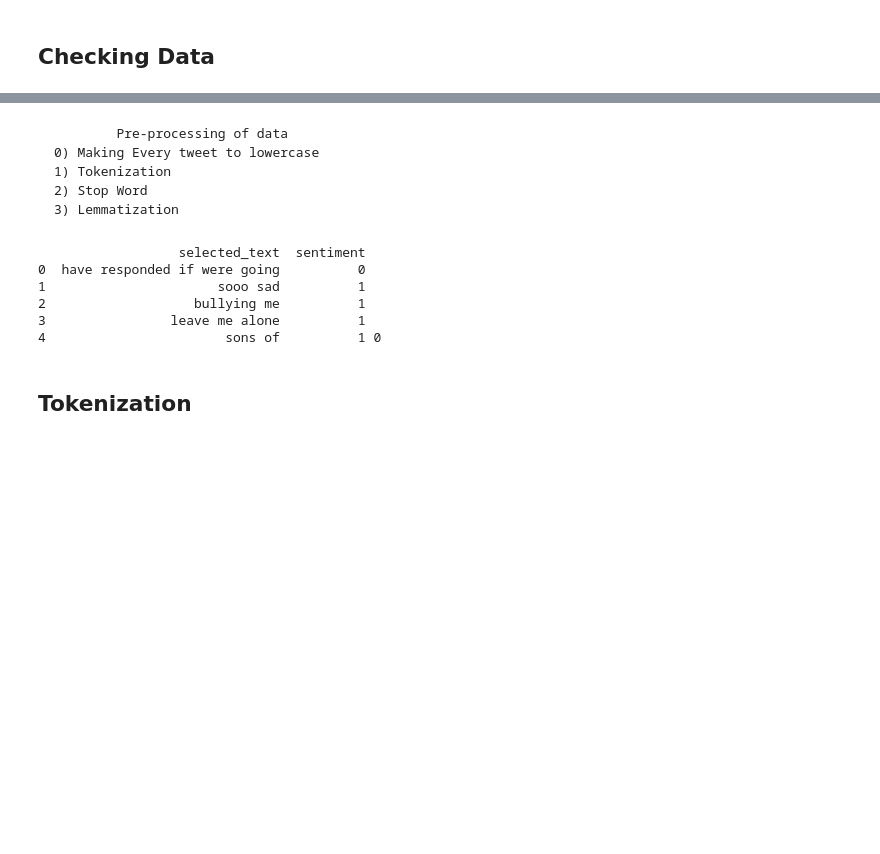
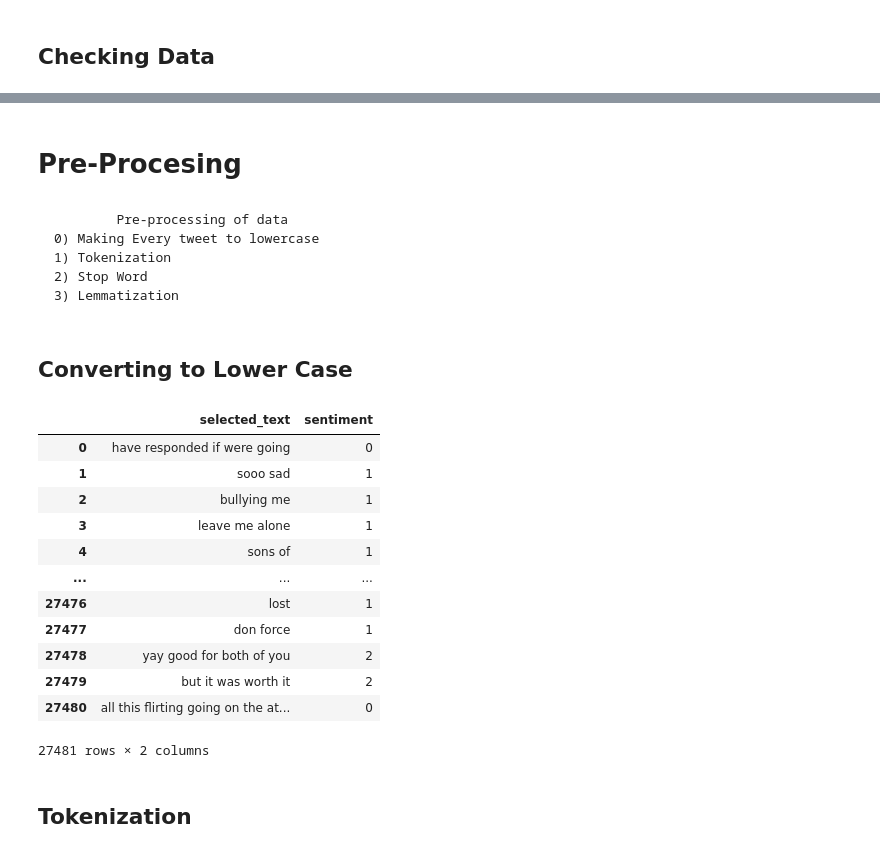
Before and after one commit to unKNOWN-G/Projects, a Jupyter notebook: Sentimental_Analysis/Colab_Sentinmental_Analysis_Code.ipynb, the cells around one changed output, grey strips where cells are left out. Saved outputs shown, nothing was run; the diff lists cells and outputs as text; code cells hidden in the pictures; blank space fills up the shorter version.

```diff
--- a/Sentimental_Analysis/Colab_Sentinmental_Analysis_Code.ipynb
+++ b/Sentimental_Analysis/Colab_Sentinmental_Analysis_Code.ipynb
@@ -60,3 +72,5 @@ Length of Test data =  27481
+# %% [markdown]
+# Pre-Procesing
 # %% [markdown]
 
             Pre-processing of data
@@ -64,23 +78,32 @@ Length of Test data =  27481
     1) Tokenization
     2) Stop Word
     3) Lemmatization
+# %% [markdown]
+## Converting to Lower Case
 # %%
 # Converting to Lower Case
 count=0
 for i in range(len(train_data)):
   try:
     train_data.iloc[i, 0] = train_data.iloc[i, 0].lower()
   except:
     train_data.iloc[i, 0] = str(train_data.iloc[i, 0]).lower()
     pass
-print(train_data.head(5),count)
+train_data
 # %% [output]
+|  | selected_text | sentiment |
+| 0 | have responded if were going | 0 |
+| 1 | sooo sad | 1 |
+| 2 | bullying me | 1 |
+| 3 | leave me alone | 1 |
+| 4 | sons of | 1 |
+| ... | ... | ... |
+| 27476 | lost | 1 |
+| 27477 | don force | 1 |
+| 27478 | yay good for both of you | 2 |
+| 27479 | but it was worth it | 2 |
+| 27480 | all this flirting going on the at... | 0 |
-                  selected_text  sentiment
-0  have responded if were going          0
-1                      sooo sad          1
-2                   bullying me          1
-3                leave me alone          1
-4                       sons of          1 0
+27481 rows × 2 columns
 # %% [markdown]
 ## Tokenization
 # %%
```
Also changed, not shown: parts of 37 cells of this notebook.
